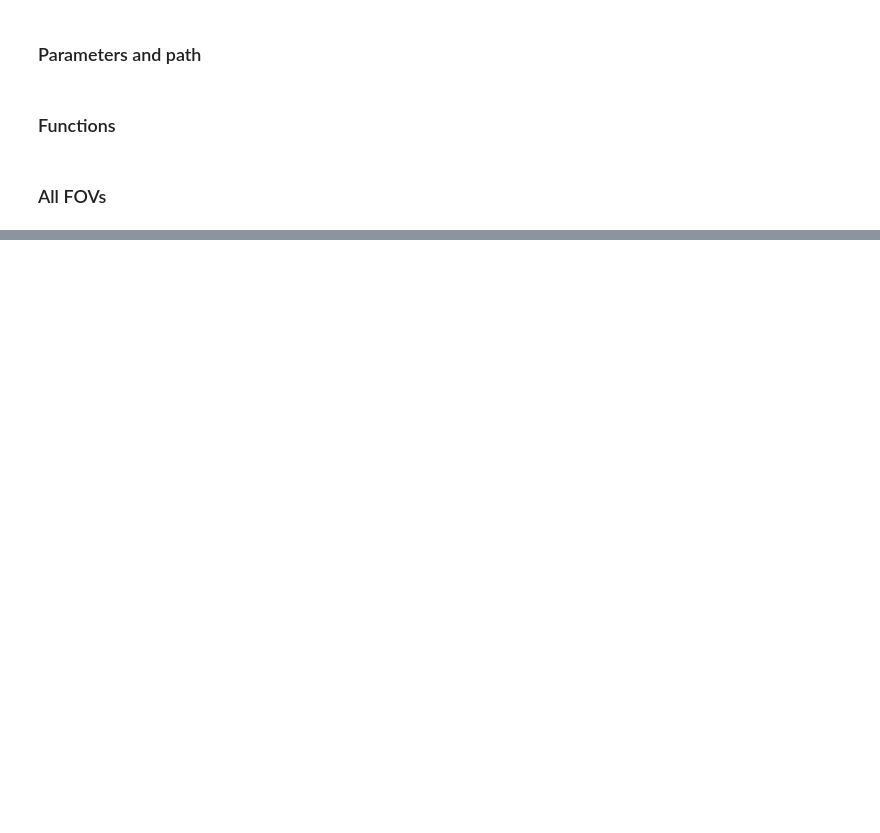
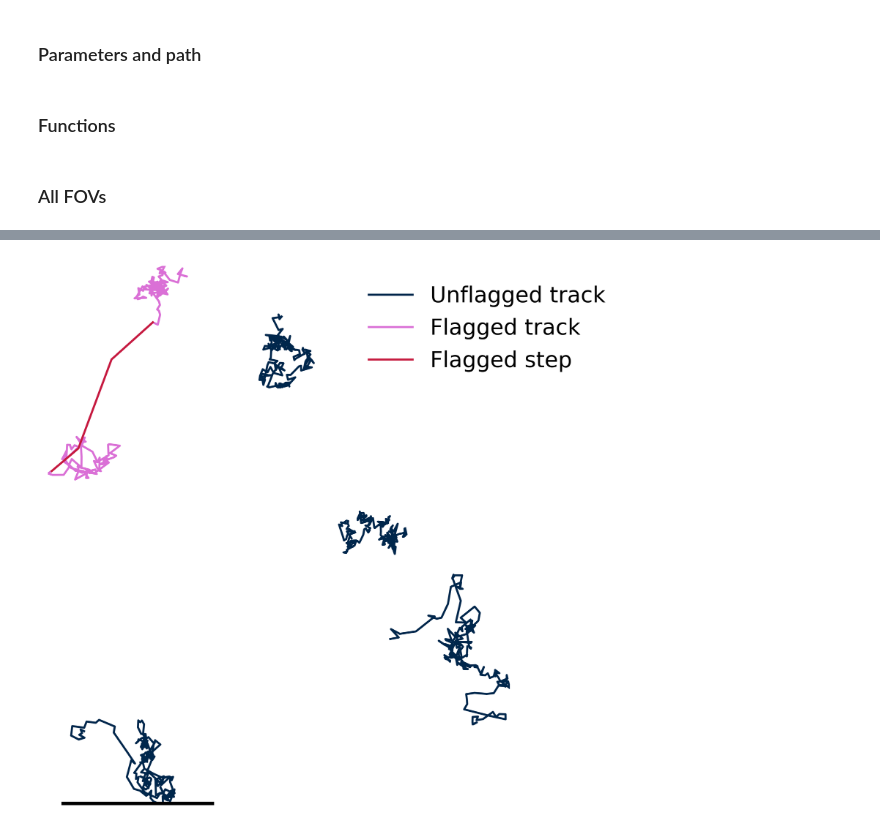
Before and after one commit to walterlab-um/Hyperosmotic_Confinement-Jump, a Jupyter notebook: paper_figures/Fig1_rep_condensate_track_with_cell_outline.ipynb, the cells around one changed output, grey strips where cells are left out. Cells and saved outputs as stored; diff of their text form; code cells hidden in the pictures; blank space fills up the shorter version.

```diff
--- a/paper_figures/Fig1_rep_condensate_track_with_cell_outline.ipynb
+++ b/paper_figures/Fig1_rep_condensate_track_with_cell_outline.ipynb
@@ -268,0 +197,99 @@ plt.savefig(
+# %%
+# Assuming color codes are already defined
+color_blue = "#00274c"
+color_red = "#c61a3e"
+color_195 = "#DA70D6"
+# %%
+folder_save = r"Z:\Bisal_Halder_turbo\PROCESSED_DATA\Impact_of_cytoskeleton_on_HOPS_condensates\no_drug\Analysed Data\2x\Trackmate analysis new 07052024\12252024_flagged_track_rep_overlay"
+
+os.chdir(folder_save)
+lst_fname_tracks = [f for f in os.listdir(".") if f.endswith(".csv")]
+lst_fname_cell = [f for f in os.listdir(".") if f.endswith(".txt")]
+# %%
+def find_true_transitions(bool_array):
+    ranges = []
+    n = len(bool_array)
+    i = 0
+    while i < n:
+        if bool_array[i]:
+            start = i - 1 if i > 0 else i  # Include previous point if not at the start
+            while i < n and bool_array[i]:
+                i += 1
+            end = i - 1
+            ranges.append((start, end))
+        else:
+            i += 1
+    return ranges
+
+# Main plotting loop
+for idx in track(range(len(lst_fname_tracks))):
+    fname_track = lst_fname_tracks[idx]
+    df = pd.read_csv(fname_track).sort_values(by=["trackID", "t"])
+    fname_prefix = fname_track.split("-wstepflags")[0]
+    lst_cells_within_FOV = [f for f in lst_fname_cell if f.startswith(fname_prefix)]
+    lst_cell_coords = [pd.read_csv(f, sep="\t", header=None) for f in lst_cells_within_FOV]
+
+    dpi = 400
+    fig, ax = plt.subplots(figsize=(6, 6), dpi=dpi)
+
+    trackIDs = df["trackID"].unique()
+    for trackID in trackIDs:
+        current_track = df[df["trackID"] == trackID]
+        current_x = current_track["x"].to_numpy()
+        current_y = current_track["y"].to_numpy()
+        flags = current_track["step_flag"].to_numpy()
+
+        if trackID == 195:
+            plt.plot(current_x, current_y, ls='-', c=color_195, lw=1.5)
+
+            true_ranges = find_true_transitions(flags)
+            for start, end in true_ranges:
+                jump_x = current_x[start:end + 1]
+                jump_y = current_y[start:end + 1]
+                plt.plot(jump_x, jump_y, ls='-', c=color_red, lw=1.5)
+        else:
+            plt.plot(current_x, current_y, ls='-', c=color_blue, lw=1.5)
+
+            true_ranges = find_true_transitions(flags)
+            for start, end in true_ranges:
+                jump_x = current_x[start:end + 1]
+                jump_y = current_y[start:end + 1]
+                plt.plot(jump_x, jump_y, ls='-', c=color_red, lw=1.5)
+
+    for cell_coords in lst_cell_coords:
+        x = cell_coords.iloc[:, 0].to_numpy()
+        y = cell_coords.iloc[:, 1].to_numpy()
+        plt.plot(x, y, c="gray", ls="-", lw=0.5)
+        xlast = [x[-1], x[0]]
+        ylast = [y[-1], y[0]]
+        plt.plot(xlast, ylast, c="gray", ls="-", lw=0.5)
+
+    x_min, x_max = df['x'].min(), df['x'].max()
+    y_min, y_max = df['y'].min(), df['y'].max()
+
+    scalebar_length_um = 1
+    scalebar_length_pxl = scalebar_length_um / 0.117
+    x_pos = x_min + 1
+    y_pos = y_max
+    plt.plot([x_pos, x_pos + scalebar_length_pxl], [y_pos, y_pos], lw=5, ls="-", c="k")
+
+    ax.set_aspect('equal')
+    plt.gca().invert_yaxis()
+    plt.tight_layout()
+    plt.axis("scaled")
+    plt.axis("off")
+    plt.xlim(x_min, x_max)
+    plt.ylim(y_max, y_min)
+
+    # if 'Flagged' not in ax.get_legend_handles_labels()[1]:
+    #     ax.plot([], [], c=color_red, label='Flagged', lw=1.5)
+    #     ax.plot([], [], c=color_blue, label='Unflagged', lw=1.5)
+    plt.plot([], [], c=color_blue, label='Unflagged track', lw=1.5)
+    plt.plot([], [], c=color_195, label='Flagged track', lw=1.5)
+    plt.plot([], [], c=color_red, label='Flagged step', lw=1.5)
+
+    plt.legend(loc='upper right', bbox_to_anchor=(1.25, 1), frameon=False, fontsize=16)
+
+    plt.savefig(fname_prefix + "-overlay.png", format="png", pad_inches=0.2, dpi=dpi, bbox_inches='tight')
+    plt.show()
+# %% [output]
@@ -268,0 +297 @@ plt.savefig(
+[figure, added]
```
Also changed, not shown: parts of 6 cells of this notebook.
